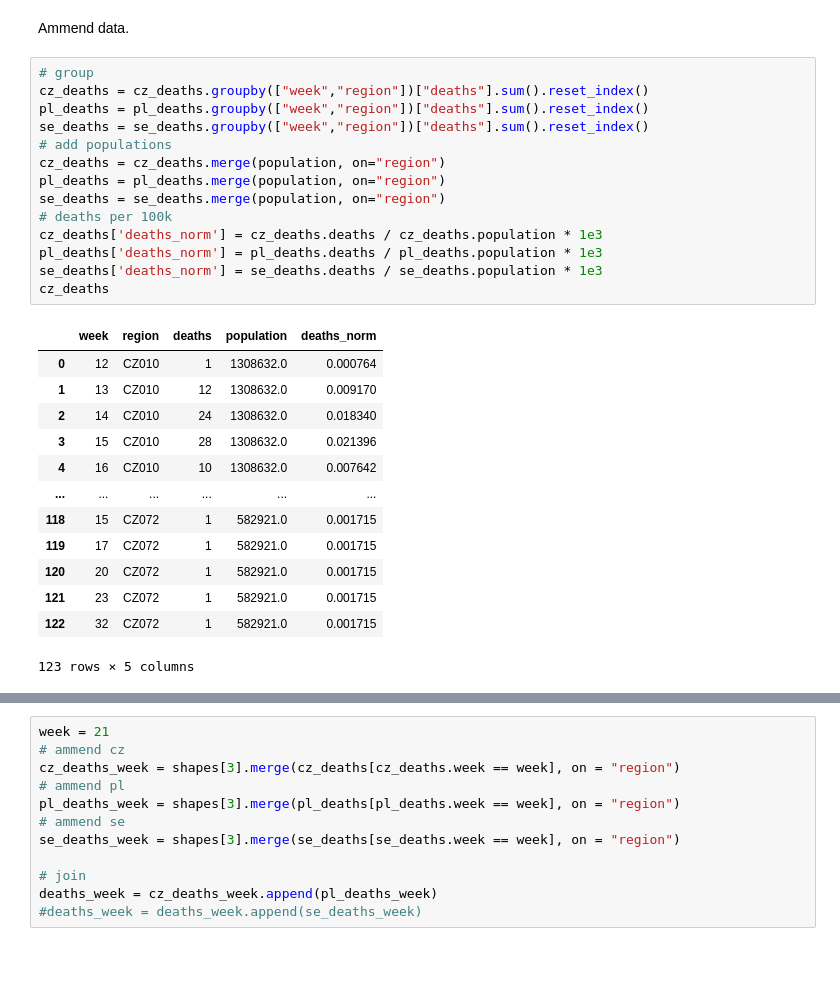
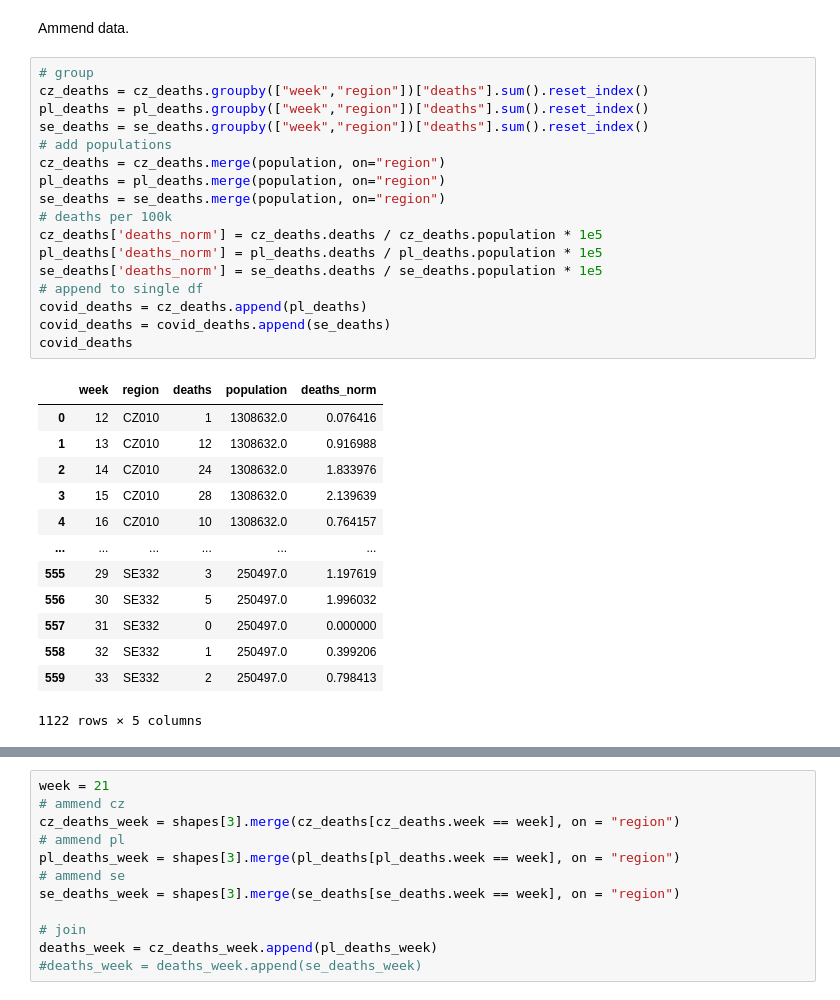
Before and after one commit to martinbenes1996/732A76, a Jupyter notebook: prototype.ipynb, the cells around one changed output, grey strips where cells are left out. Saved outputs shown, nothing was run; the diff lists cells and outputs as text; blank space fills up the shorter version.

```diff
--- a/prototype.ipynb
+++ b/prototype.ipynb
@@ -186,28 +210,31 @@ Ammend data.
 # %%
 # group
 cz_deaths = cz_deaths.groupby(["week","region"])["deaths"].sum().reset_index()
 pl_deaths = pl_deaths.groupby(["week","region"])["deaths"].sum().reset_index()
 se_deaths = se_deaths.groupby(["week","region"])["deaths"].sum().reset_index()
 # add populations
 cz_deaths = cz_deaths.merge(population, on="region")
 pl_deaths = pl_deaths.merge(population, on="region")
 se_deaths = se_deaths.merge(population, on="region")
 # deaths per 100k
-cz_deaths['deaths_norm'] = cz_deaths.deaths / cz_deaths.population * 1e3
-pl_deaths['deaths_norm'] = pl_deaths.deaths / pl_deaths.population * 1e3
-se_deaths['deaths_norm'] = se_deaths.deaths / se_deaths.population * 1e3
-cz_deaths
+cz_deaths['deaths_norm'] = cz_deaths.deaths / cz_deaths.population * 1e5
+pl_deaths['deaths_norm'] = pl_deaths.deaths / pl_deaths.population * 1e5
+se_deaths['deaths_norm'] = se_deaths.deaths / se_deaths.population * 1e5
+# append to single df
+covid_deaths = cz_deaths.append(pl_deaths)
+covid_deaths = covid_deaths.append(se_deaths)
+covid_deaths
 # %% [output]
 |  | week | region | deaths | population | deaths_norm |
-| 0 | 12 | CZ010 | 1 | 1308632.0 | 0.000764 |
-| 1 | 13 | CZ010 | 12 | 1308632.0 | 0.009170 |
-| 2 | 14 | CZ010 | 24 | 1308632.0 | 0.018340 |
-| 3 | 15 | CZ010 | 28 | 1308632.0 | 0.021396 |
-| 4 | 16 | CZ010 | 10 | 1308632.0 | 0.007642 |
+| 0 | 12 | CZ010 | 1 | 1308632.0 | 0.076416 |
+| 1 | 13 | CZ010 | 12 | 1308632.0 | 0.916988 |
+| 2 | 14 | CZ010 | 24 | 1308632.0 | 1.833976 |
+| 3 | 15 | CZ010 | 28 | 1308632.0 | 2.139639 |
+| 4 | 16 | CZ010 | 10 | 1308632.0 | 0.764157 |
 | ... | ... | ... | ... | ... | ... |
-| 118 | 15 | CZ072 | 1 | 582921.0 | 0.001715 |
-| 119 | 17 | CZ072 | 1 | 582921.0 | 0.001715 |
-| 120 | 20 | CZ072 | 1 | 582921.0 | 0.001715 |
-| 121 | 23 | CZ072 | 1 | 582921.0 | 0.001715 |
-| 122 | 32 | CZ072 | 1 | 582921.0 | 0.001715 |
+| 555 | 29 | SE332 | 3 | 250497.0 | 1.197619 |
+| 556 | 30 | SE332 | 5 | 250497.0 | 1.996032 |
+| 557 | 31 | SE332 | 0 | 250497.0 | 0.000000 |
+| 558 | 32 | SE332 | 1 | 250497.0 | 0.399206 |
+| 559 | 33 | SE332 | 2 | 250497.0 | 0.798413 |
-123 rows × 5 columns
+1122 rows × 5 columns
```
Also changed, not shown: parts of 11 cells of this notebook, 37 other files.
